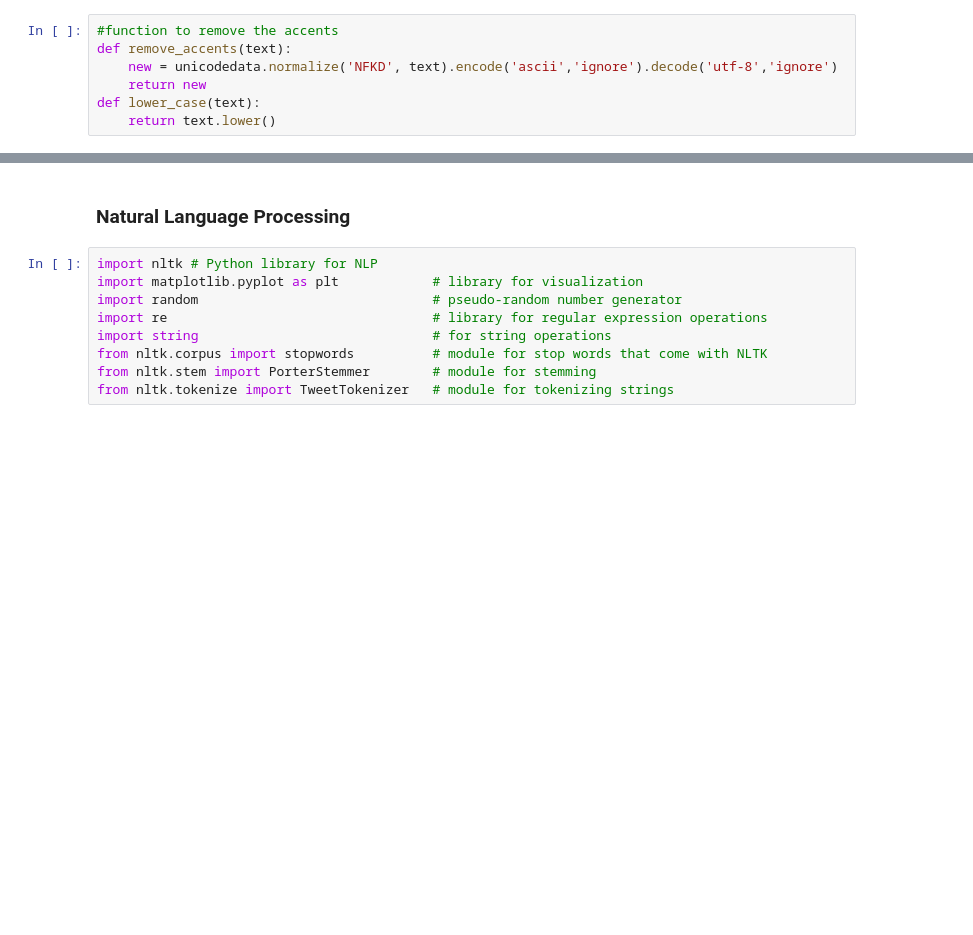
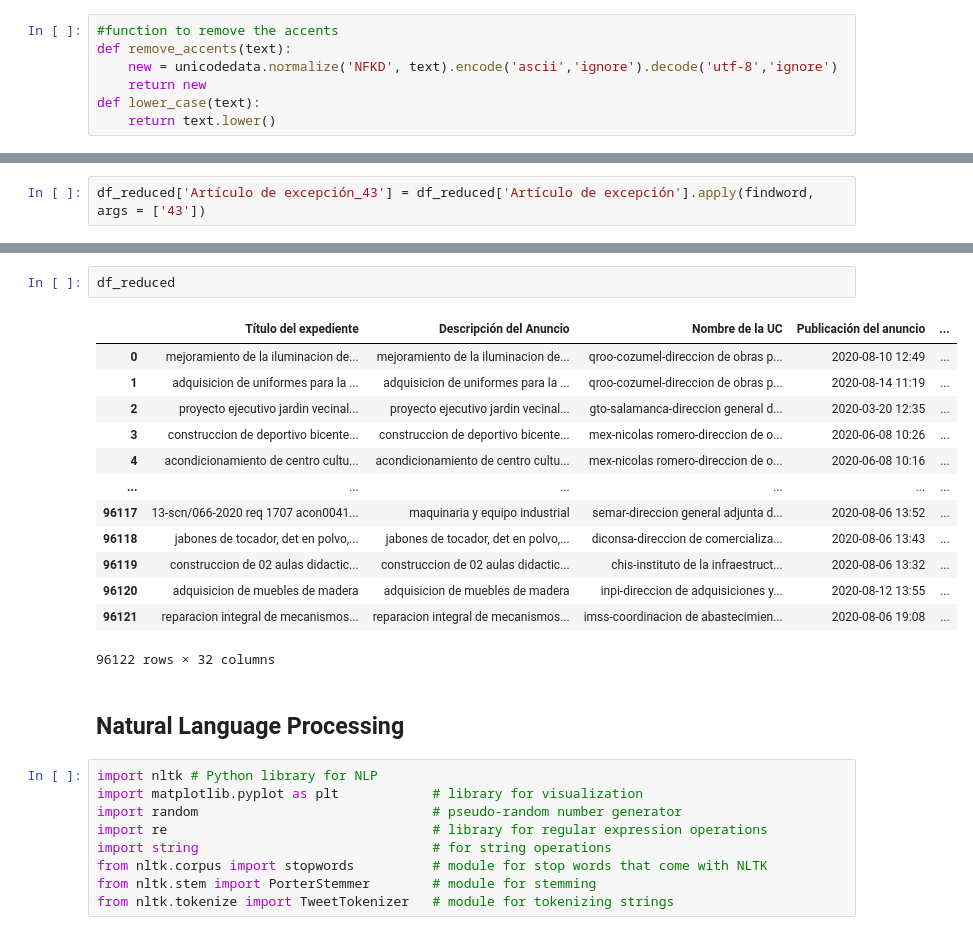
Before and after one commit to ML-Group-Col/Exped_Visualizations, a Jupyter notebook: assignment4_1.ipynb, the cells around one changed output, grey strips where cells are left out. Saved outputs shown, nothing was run; the diff lists cells and outputs as text; blank space fills up the shorter version.

```diff
--- a/assignment4_1.ipynb
+++ b/assignment4_1.ipynb
@@ -220,0 +277,2 @@ Name: Artículo de excepción, dtype: int64
+# %%
+df_reduced['Artículo de excepción_43'] = df_reduced['Artículo de excepción'].apply(findword, args = ['43'])
@@ -221,5 +326,21 @@ Name: Artículo de excepción, dtype: int64
+# %%
+df_reduced
+# %% [output]
+|  | Título del expediente | Descripción del Anuncio | Nombre de la UC | Publicación del anuncio | ... |
+| 0 | mejoramiento de la iluminacion de... | mejoramiento de la iluminacion de... | qroo-cozumel-direccion de obras p... | 2020-08-10 12:49 | ... |
+| 1 | adquisicion de uniformes para la ... | adquisicion de uniformes para la ... | qroo-cozumel-direccion de obras p... | 2020-08-14 11:19 | ... |
+| 2 | proyecto ejecutivo jardin vecinal... | proyecto ejecutivo jardin vecinal... | gto-salamanca-direccion general d... | 2020-03-20 12:35 | ... |
+| 3 | construccion de deportivo bicente... | construccion de deportivo bicente... | mex-nicolas romero-direccion de o... | 2020-06-08 10:26 | ... |
+| 4 | acondicionamiento de centro cultu... | acondicionamiento de centro cultu... | mex-nicolas romero-direccion de o... | 2020-06-08 10:16 | ... |
+| ... | ... | ... | ... | ... | ... |
+| 96117 | 13-scn/066-2020 req 1707 acon0041... | maquinaria y equipo industrial | semar-direccion general adjunta d... | 2020-08-06 13:52 | ... |
+| 96118 | jabones de tocador, det en polvo,... | jabones de tocador, det en polvo,... | diconsa-direccion de comercializa... | 2020-08-06 13:43 | ... |
+| 96119 | construccion de 02 aulas didactic... | construccion de 02 aulas didactic... | chis-instituto de la infraestruct... | 2020-08-06 13:32 | ... |
+| 96120 | adquisicion de muebles de madera | adquisicion de muebles de madera | inpi-direccion de adquisiciones y... | 2020-08-12 13:55 | ... |
+| 96121 | reparacion integral de mecanismos... | reparacion integral de mecanismos... | imss-coordinacion de abastecimien... | 2020-08-06 19:08 | ... |
+96122 rows × 32 columns
 # %% [markdown]
-### Natural Language Processing
+## Natural Language Processing
 # %%
 import nltk # Python library for NLP
 import matplotlib.pyplot as plt            # library for visualization
```
Also changed, not shown: parts of 48 cells of this notebook, 2 other files.
